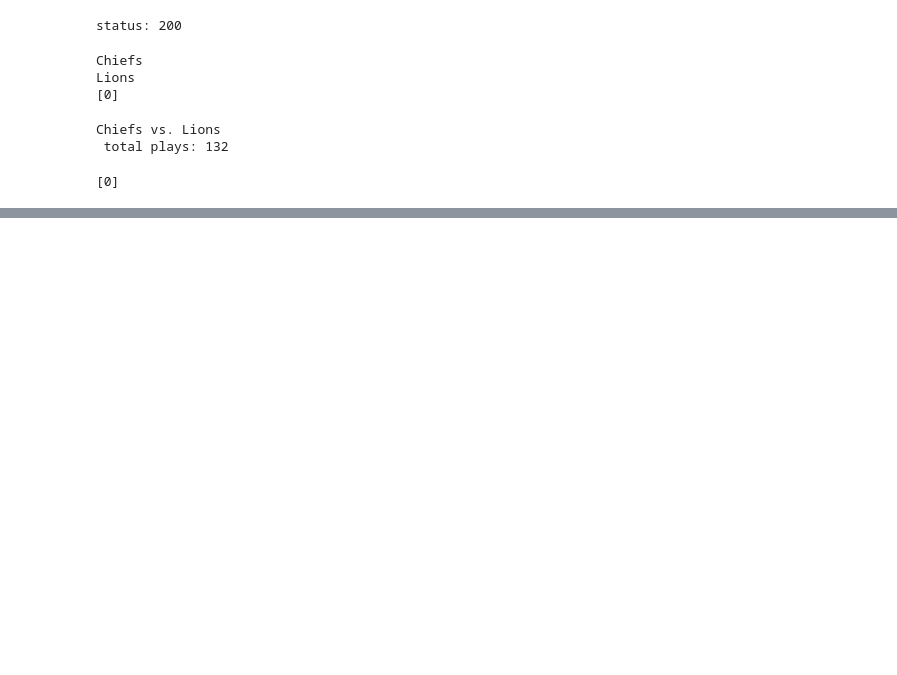
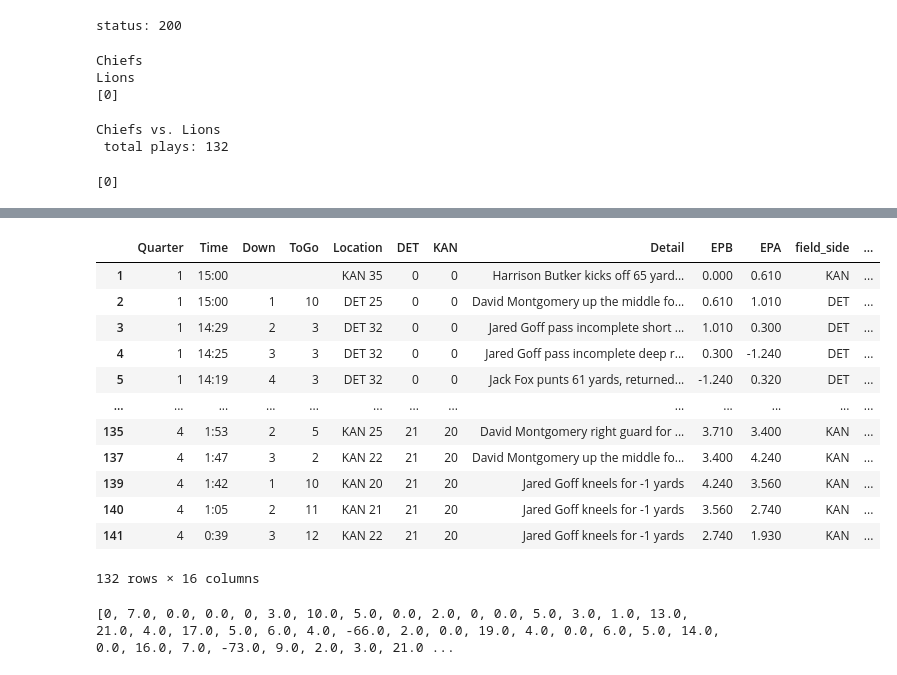
Before and after one commit to benkearsley/nfl_scraping_project, a Jupyter notebook: Game Data Collection.ipynb, the cells around one changed output, grey strips where cells are left out. Cells and saved outputs as stored; diff of their text form; code cells hidden in the pictures; blank space fills up the shorter version.

Commit message:
yardage function initial clear

```diff
--- a/Game Data Collection.ipynb
+++ b/Game Data Collection.ipynb
@@ -170,0 +266,5 @@ pbp_data = pbp_data.drop(columns=['minute', 'seconds', 'seconds_ratio','Numeric_
+# %%
+# ISOLATE PLAY TYPE
+
+pbp_data['Play_Type'] = pbp_data['Detail'].apply(play_type)
+pbp_data['Play_Type']
@@ -170,0 +294,17 @@ pbp_data = pbp_data.drop(columns=['minute', 'seconds', 'seconds_ratio','Numeric_
+# %%
+def determine_possession(play_start, drives, teams):
+
+    closest_drive_team = None
+    possession = None
+
+    for drive_start, drive_team in zip(drives['drive_start_time'], drives['team']):
+            if drive_start <= play_start:
+                closest_drive_team = drive_team
+            else:
+                break
+    for i, mascot in enumerate(teams['Mascot']):
+        if closest_drive_team == mascot :
+            possession = teams['Team'][i]
+            break
+
+    return possession
@@ -170,0 +331,9 @@ pbp_data = pbp_data.drop(columns=['minute', 'seconds', 'seconds_ratio','Numeric_
+# %%
+#Possesion
+
+pbp_data['possession'] = pbp_data['play_start_time'].apply(lambda play_start: determine_possession(play_start, drives, teams))
+# %%
+pbp_data['Yardage'] = pbp_data.apply(lambda row: yardage_by_play(row['Detail'], row['Play_Type']), axis=1)
+
+
+pbp_data['Yardage']
@@ -170,0 +397,28 @@ pbp_data = pbp_data.drop(columns=['minute', 'seconds', 'seconds_ratio','Numeric_
+# %%
+play_B_play = pbp_data.copy()
+play_B_play['yardline'] = np.where(play_B_play['possession'] != play_B_play['field_side'], 100 - play_B_play['yardline'], play_B_play['yardline'])
+
+play_B_play['yardage'] = calculate_yardage(play_B_play['yardline'], play_B_play['yardline'].shift(-1))
+
+mask_run_pass = play_B_play['Play_Type'].isin(['Run', 'Pass'])
+
+# Apply the condition only to rows where the mask is True
+play_B_play.loc[mask_run_pass, 'yardline'] = np.where(
+    play_B_play.loc[mask_run_pass, 'possession'] != play_B_play.loc[mask_run_pass, 'field_side'],
+    100 - play_B_play.loc[mask_run_pass, 'yardline'],
+    play_B_play.loc[mask_run_pass, 'yardline'])
+play_B_play
+# %% [output]
+|  | Quarter | Time | Down | ToGo | Location | DET | KAN | Detail | EPB | EPA | field_side | ... |
+| 1 | 1 | 15:00 |  |  | KAN 35 | 0 | 0 | Harrison Butker kicks off 65 yard... | 0.000 | 0.610 | KAN | ... |
+| 2 | 1 | 15:00 | 1 | 10 | DET 25 | 0 | 0 | David Montgomery up the middle fo... | 0.610 | 1.010 | DET | ... |
+| 3 | 1 | 14:29 | 2 | 3 | DET 32 | 0 | 0 | Jared Goff pass incomplete short ... | 1.010 | 0.300 | DET | ... |
+| 4 | 1 | 14:25 | 3 | 3 | DET 32 | 0 | 0 | Jared Goff pass incomplete deep r... | 0.300 | -1.240 | DET | ... |
+| 5 | 1 | 14:19 | 4 | 3 | DET 32 | 0 | 0 | Jack Fox punts 61 yards, returned... | -1.240 | 0.320 | DET | ... |
+| ... | ... | ... | ... | ... | ... | ... | ... | ... | ... | ... | ... | ... |
+| 135 | 4 | 1:53 | 2 | 5 | KAN 25 | 21 | 20 | David Montgomery right guard for ... | 3.710 | 3.400 | KAN | ... |
+| 137 | 4 | 1:47 | 3 | 2 | KAN 22 | 21 | 20 | David Montgomery up the middle fo... | 3.400 | 4.240 | KAN | ... |
+| 139 | 4 | 1:42 | 1 | 10 | KAN 20 | 21 | 20 | Jared Goff kneels for -1 yards | 4.240 | 3.560 | KAN | ... |
+| 140 | 4 | 1:05 | 2 | 11 | KAN 21 | 21 | 20 | Jared Goff kneels for -1 yards | 3.560 | 2.740 | KAN | ... |
+| 141 | 4 | 0:39 | 3 | 12 | KAN 22 | 21 | 20 | Jared Goff kneels for -1 yards | 2.740 | 1.930 | KAN | ... |
+132 rows × 16 columns
@@ -170,0 +451,4 @@ pbp_data = pbp_data.drop(columns=['minute', 'seconds', 'seconds_ratio','Numeric_
+# %%
+test_column2
+# %% [output]
+[0, 7.0, 0.0, 0.0, 0, 3.0, 10.0, 5.0, 0.0, 2.0, 0, 0.0, 5.0, 3.0, 1.0, 13.0, 21.0, 4.0, 17.0, 5.0, 6.0, 4.0, -66.0, 2.0, 0.0, 19.0, 4.0, 0.0, 6.0, 5.0, 14.0, 0.0, 16.0, 7.0, -73.0, 9.0, 2.0, 3.0, 21.0 ...
```
Also changed, not shown: parts of 15 cells of this notebook.
